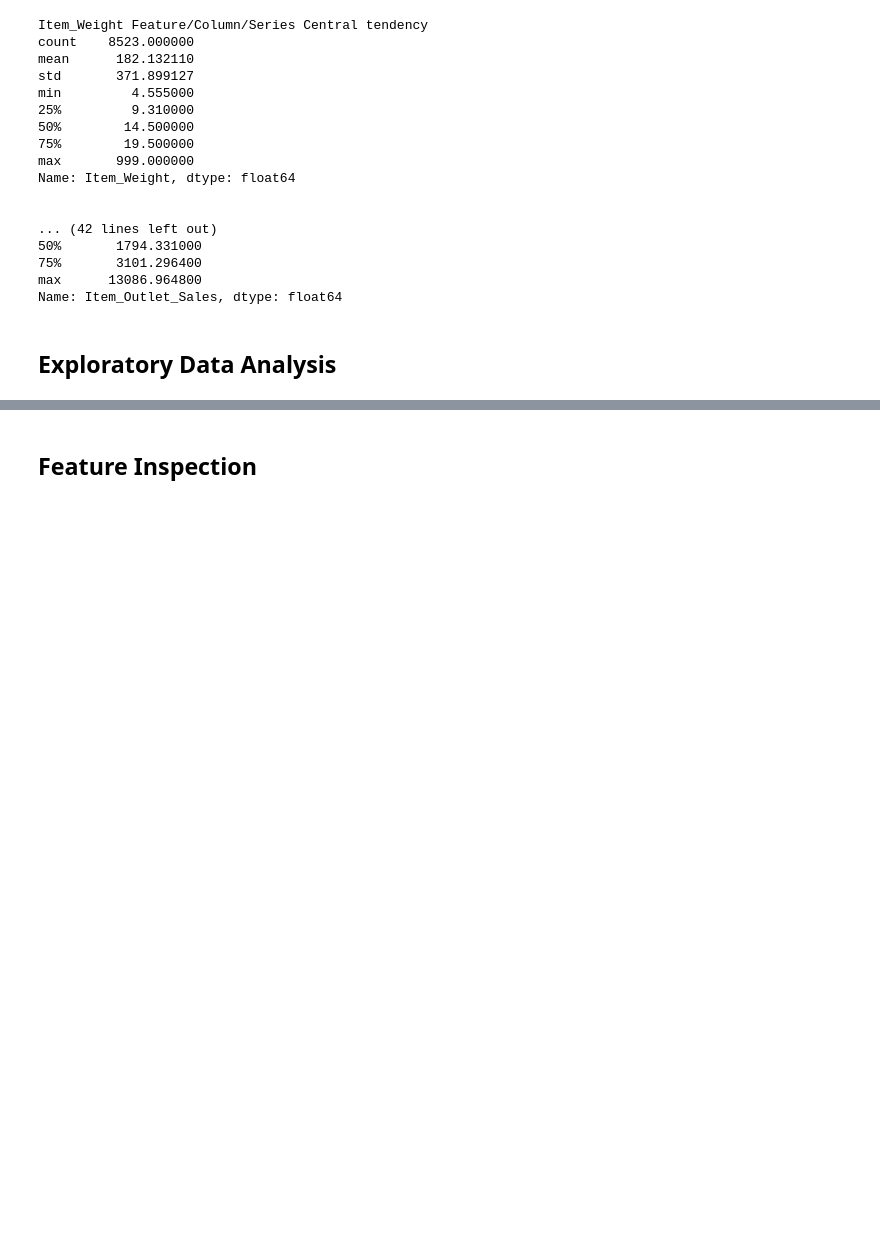
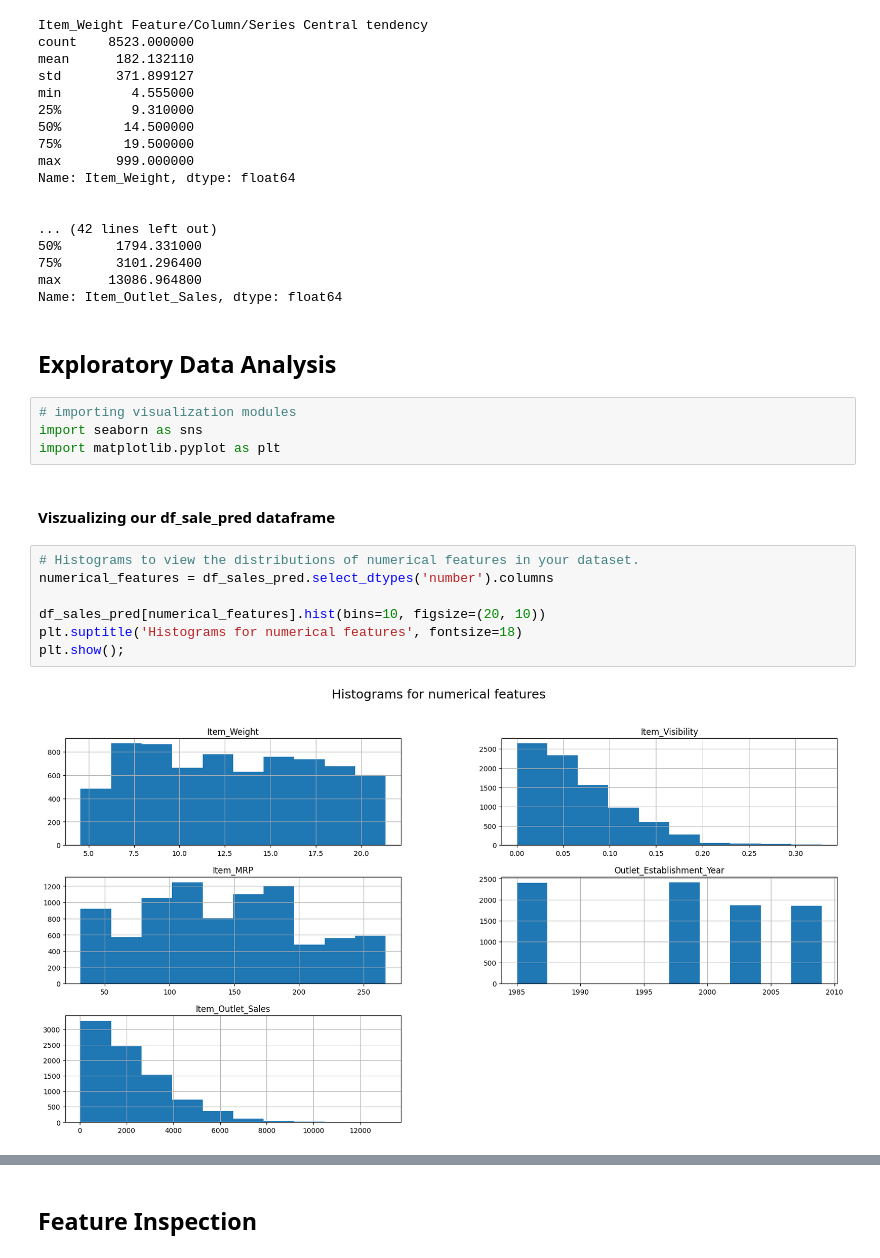
Before and after one commit to OMONa-E/Prediction-of-Product-Sales, a Jupyter notebook: Omona_Emmanuel_Prediction_of_Product_Sales.ipynb, the cells around one changed output, grey strips where cells are left out. Saved outputs shown, nothing was run; the diff lists cells and outputs as text; blank space fills up the shorter version.

Commit message:
Created using Colaboratory. Added visualization for sales data.

```diff
--- a/Omona_Emmanuel_Prediction_of_Product_Sales.ipynb
+++ b/Omona_Emmanuel_Prediction_of_Product_Sales.ipynb
@@ -354,3 +352,18 @@ max      13086.964800
 Name: Item_Outlet_Sales, dtype: float64
 # %% [markdown]
 ## Exploratory Data Analysis
+# %%
+# importing visualization modules
+import seaborn as sns
+import matplotlib.pyplot as plt
+# %% [markdown]
+#### Viszualizing our df_sale_pred dataframe
+# %%
+# Histograms to view the distributions of numerical features in your dataset.
+numerical_features = df_sales_pred.select_dtypes('number').columns
+
+df_sales_pred[numerical_features].hist(bins=10, figsize=(20, 10))
+plt.suptitle('Histograms for numerical features', fontsize=18)
+plt.show();
+# %% [output]
+[figure, added]
```
Also changed, not shown: parts of 15 cells of this notebook.
